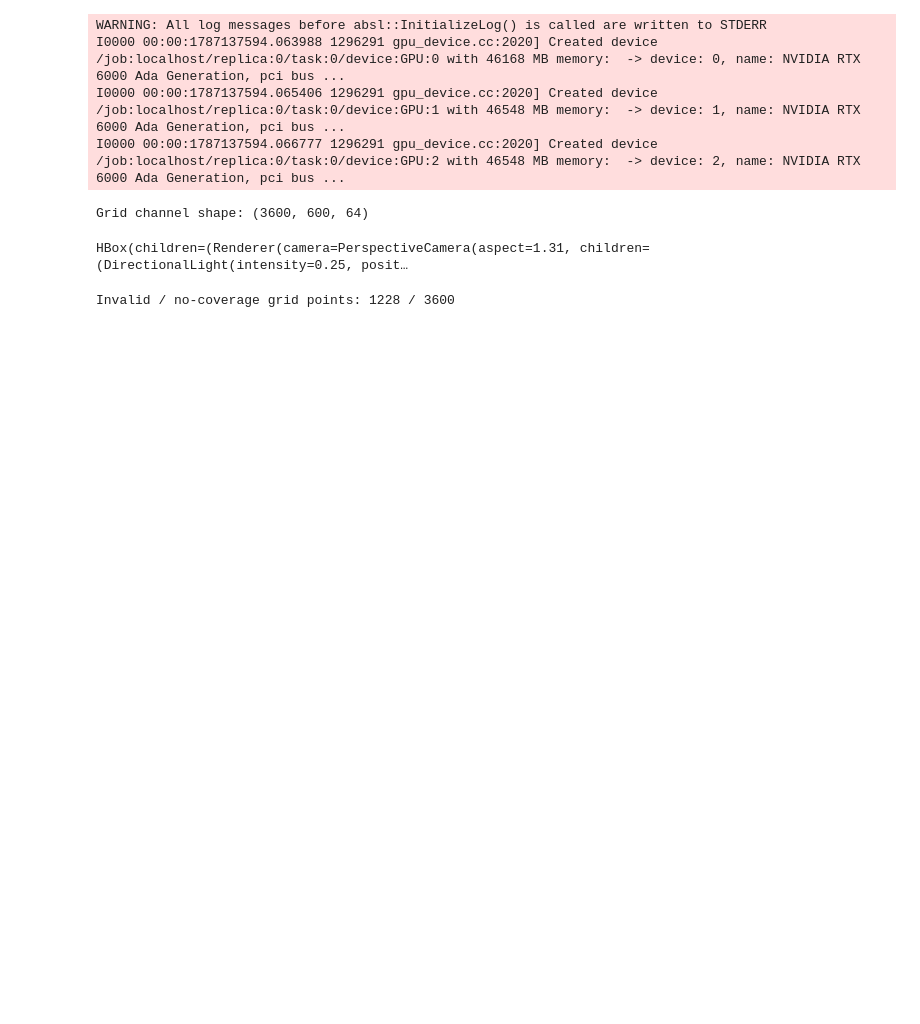
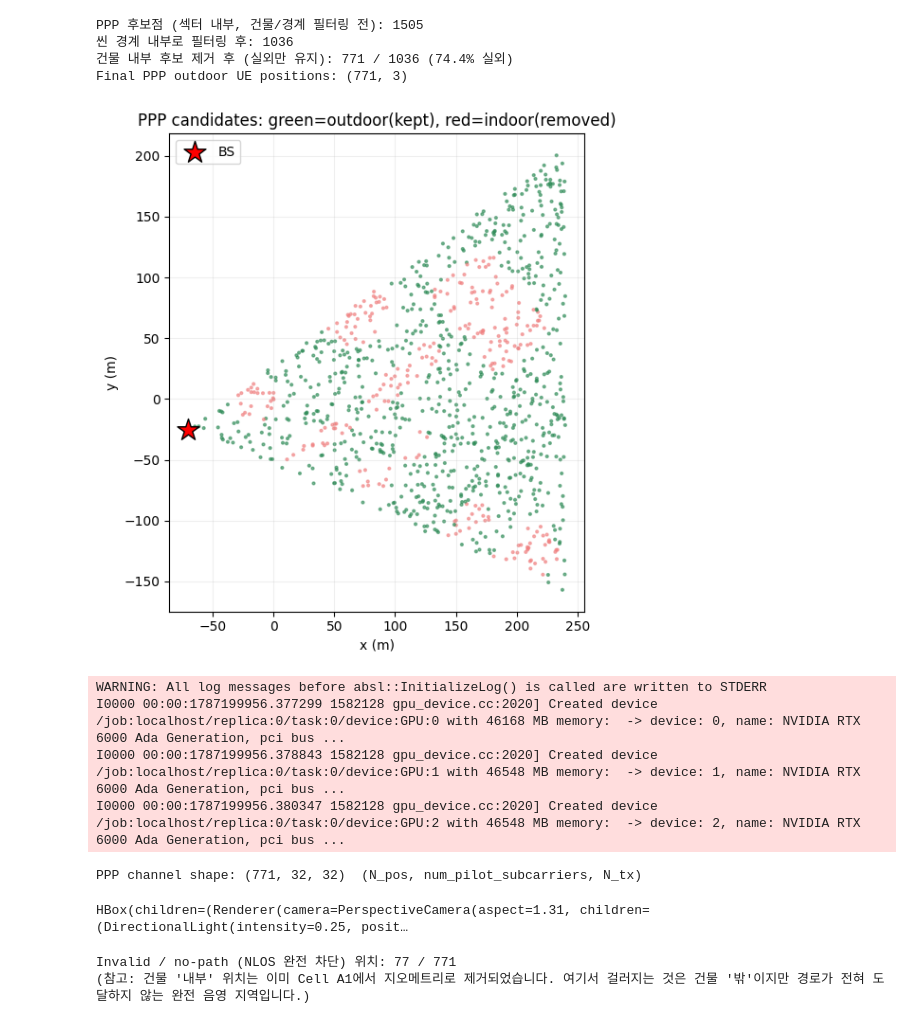
Before and after one commit to EoJinS/SNIC2026, a Jupyter notebook: GMM_static_POSTECH.ipynb, the cells around one changed output. Saved outputs shown, nothing was run; the diff lists cells and outputs as text; code cells hidden in the pictures; blank space fills up the shorter version.

Commit message:
PPP + AOA angle bound

```diff
--- a/GMM_static_POSTECH.ipynb
+++ b/GMM_static_POSTECH.ipynb
@@ -329,24 +329,78 @@ Grid map positions: (3600, 3)
+# %%
+
+# Cell A1: PPP(Poisson Point Process) 기반 실외 UE 배치 (안테나 방향 섹터 내부)
+# 기존의 규칙적 그리드 배치 대신, 균질 PPP로 (x,y)를 무작위 샘플링하고,
+# 건물 내부에 놓인 점은 (지오메트리 기준으로) 제거합니다.
+np.random.seed(0)
+
+TARGET_CANDIDATES = 1500       # 섹터 내 기대 후보점 개수 (건물/스코프 필터링 전)
+sector_area = 0.5 * (2*HALF_BEAM_RAD) * (R_MAX**2 - R_MIN**2)
+PPP_LAMBDA = TARGET_CANDIDATES / sector_area   # 밀도(points/m^2) 역산
+
+N_draw = int(np.random.poisson(PPP_LAMBDA * sector_area))
+theta = BORESIGHT_AZ + np.random.uniform(-HALF_BEAM_RAD, HALF_BEAM_RAD, size=N_draw)
+r = np.sqrt(np.random.uniform(R_MIN**2, R_MAX**2, size=N_draw))   # 부채꼴 내부 균등밀도
+cand_x = BS_XY[0] + r*np.cos(theta)
+cand_y = BS_XY[1] + r*np.sin(theta)
+print(f"PPP 후보점 (섹터 내부, 건물/경계 필터링 전): {N_draw}")
+
+# 씬 경계 안쪽으로 margin 적용
+margin = 5.0
+in_bounds = ((cand_x >= _bbox.min[0]+margin) & (cand_x <= _bbox.max[0]-margin) &
+             (cand_y >= _bbox.min[1]+margin) & (cand_y <= _bbox.max[1]-margin))
+cand_x, cand_y = cand_x[in_bounds], cand_y[in_bounds]
+print(f"씬 경계 내부로 필터링 후: {len(cand_x)}")
+
+# 건물 내부(실내) 후보 제거 - 지오메트리 기반 판정
+z_fixed = 1.5  # pedestrian UE height
+cand_xy = np.stack([cand_x, cand_y], axis=-1)
+outdoor = outdoor_mask_from_xy(_probe_scene, cand_xy, z_ue=z_fixed)
+print(f"건물 내부 후보 제거 후 (실외만 유지): {outdoor.sum()} / {len(cand_x)} "
+      f"({outdoor.sum()/len(cand_x)*100:.1f}% 실외)")
+
+ppp_positions = np.stack(
+    [cand_x[outdoor], cand_y[outdoor], np.full(outdoor.sum(), z_fixed)], axis=-1
+)
+print("Final PPP outdoor UE positions:", ppp_positions.shape)
+
+fig, ax = plt.subplots(figsize=(7,6))
+ax.scatter(cand_x, cand_y, s=4, c=np.where(outdoor, "seagreen", "lightcoral"), alpha=0.6)
+ax.scatter(*BS_XY, marker="*", s=300, c="red", edgecolor="k", zorder=5, label="BS")
+ax.set_title("PPP candidates: green=outdoor(kept), red=indoor(removed)")
+ax.set_xlabel("x (m)"); ax.set_ylabel("y (m)"); ax.set_aspect("equal"); ax.grid(alpha=.2)
+ax.legend()
+plt.tight_layout(); plt.show()
+# %% [output]
+PPP 후보점 (섹터 내부, 건물/경계 필터링 전): 1505
+씬 경계 내부로 필터링 후: 1036
+건물 내부 후보 제거 후 (실외만 유지): 771 / 1036 (74.4% 실외)
+Final PPP outdoor UE positions: (771, 3)
+[figure, added]
 # %%
 
-# Cell A2: Channel extraction for grid
-scene_map, bs_map, _, _ = setup_scene_with_positions(config, grid_positions)
-paths_map = compute_batch_paths(scene_map, max_depth=2)
-h_grid = get_ofdm_channel(paths_map, config)
-print("Grid channel shape:", h_grid.shape)
+# Cell A2: Channel extraction for PPP UEs
+scene_map, bs_map, _, _ = setup_scene_with_positions(config, ppp_positions)
+bs_z = float(np.array(bs_map.position)[2])
+bs_map.look_at([float(scene_center_xy[0]), float(scene_center_xy[1]), bs_z])
+paths_map = compute_batch_paths(scene_map)
+h_ppp = get_ofdm_channel(paths_map, config)
+print("PPP channel shape:", h_ppp.shape, " (N_pos, num_pilot_subcarriers, N_tx)")
 scene_map.preview(paths=paths_map)
 
-
-energy_per_pos = tf.reduce_sum(tf.abs(h_grid) ** 2, axis=[1, 2])  # [N_grid]
+energy_per_pos = tf.reduce_sum(tf.abs(h_ppp) ** 2, axis=[1, 2])  # [N_pos]
 invalid_mask = tf.math.is_nan(energy_per_pos) | tf.math.is_inf(energy_per_pos) | (energy_per_pos < 1e-12)
 invalid_np = invalid_mask.numpy()
-print(f"Invalid / no-coverage grid points: {invalid_np.sum()} / {invalid_np.shape[0]}")
+print(f"Invalid / no-path (NLOS 완전 차단) 위치: {invalid_np.sum()} / {invalid_np.shape[0]}")
+print("(참고: 건물 '내부' 위치는 이미 Cell A1에서 지오메트리로 제거되었습니다. "
+      "여기서 걸러지는 것은 건물 '밖'이지만 경로가 전혀 도달하지 않는 완전 음영 지역입니다.)")
 # %% [output]
 WARNING: All log messages before absl::InitializeLog() is called are written to STDERR
-I0000 00:00:1787137594.063988 1296291 gpu_device.cc:2020] Created device /job:localhost/replica:0/task:0/device:GPU:0 with 46168 MB memory:  -> device: 0, name: NVIDIA RTX 6000 Ada Generation, pci bus ...
-I0000 00:00:1787137594.065406 1296291 gpu_device.cc:2020] Created device /job:localhost/replica:0/task:0/device:GPU:1 with 46548 MB memory:  -> device: 1, name: NVIDIA RTX 6000 Ada Generation, pci bus ...
-I0000 00:00:1787137594.066777 1296291 gpu_device.cc:2020] Created device /job:localhost/replica:0/task:0/device:GPU:2 with 46548 MB memory:  -> device: 2, name: NVIDIA RTX 6000 Ada Generation, pci bus ...
+I0000 00:00:1787199956.377299 1582128 gpu_device.cc:2020] Created device /job:localhost/replica:0/task:0/device:GPU:0 with 46168 MB memory:  -> device: 0, name: NVIDIA RTX 6000 Ada Generation, pci bus ...
+I0000 00:00:1787199956.378843 1582128 gpu_device.cc:2020] Created device /job:localhost/replica:0/task:0/device:GPU:1 with 46548 MB memory:  -> device: 1, name: NVIDIA RTX 6000 Ada Generation, pci bus ...
+I0000 00:00:1787199956.380347 1582128 gpu_device.cc:2020] Created device /job:localhost/replica:0/task:0/device:GPU:2 with 46548 MB memory:  -> device: 2, name: NVIDIA RTX 6000 Ada Generation, pci bus ...
-Grid channel shape: (3600, 600, 64)
+PPP channel shape: (771, 32, 32)  (N_pos, num_pilot_subcarriers, N_tx)
 HBox(children=(Renderer(camera=PerspectiveCamera(aspect=1.31, children=(DirectionalLight(intensity=0.25, posit…
-Invalid / no-coverage grid points: 1228 / 3600
+Invalid / no-path (NLOS 완전 차단) 위치: 77 / 771
+(참고: 건물 '내부' 위치는 이미 Cell A1에서 지오메트리로 제거되었습니다. 여기서 걸러지는 것은 건물 '밖'이지만 경로가 전혀 도달하지 않는 완전 음영 지역입니다.)
 # %%
 
```
Also changed, not shown: parts of 15 cells of this notebook, 1 other file.
